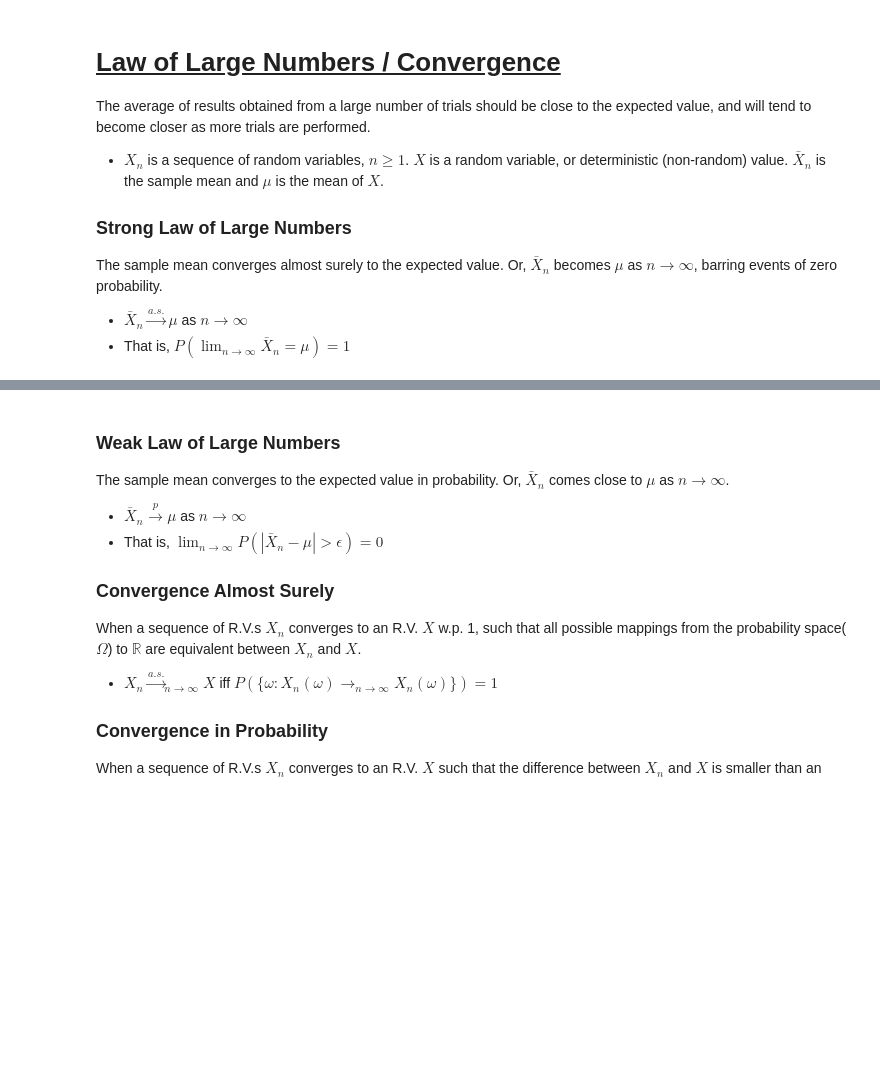
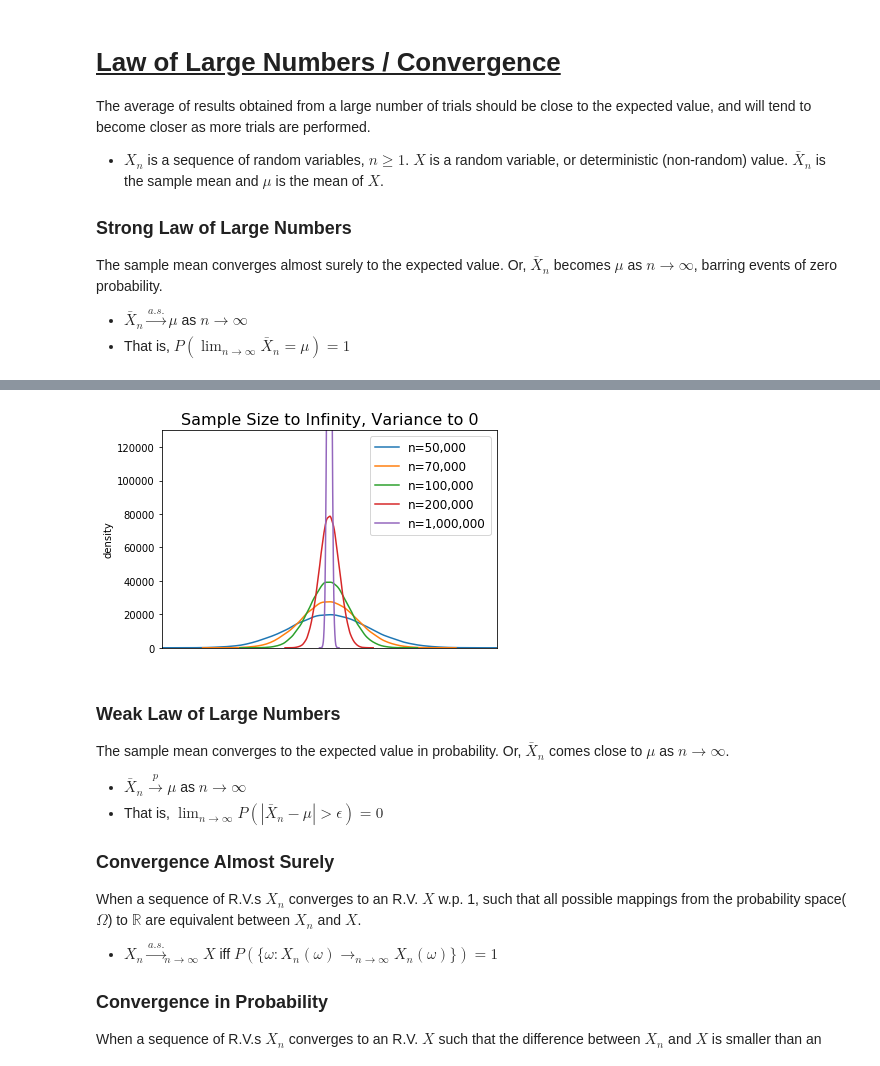
Before and after one commit to TraceMyers/mitx-stats-notes, a Jupyter notebook: Unit 1 Notes.ipynb, the cells around one changed output, grey strips where cells are left out. Cells and saved outputs as stored; diff of their text form; code cells hidden in the pictures; blank space fills up the shorter version.

```diff
--- a/Unit 1 Notes.ipynb
+++ b/Unit 1 Notes.ipynb
@@ -90,3 +161,27 @@ The sample mean converges almost surely to the expected value. Or, $\bar{X}_n$ b
+# %%
+# Shows shrinking variance with realized samples, could have also used RV simulation as before
+X = np.random.normal(0, 1, 1000000)
+sample_sizes = [50000, 70000, 100000, 200000, 1000000]
+
+plt.title('Sample Size to Infinity, Variance to 0', fontsize=16)
+plt.ylabel('density')
+for n in sample_sizes:
+    sample = X[:n]
+    sns.kdeplot(sample / n, label=f'n={n:,}')
+plt.ylim(0, 130000)
+plt.xlim(-.000085, 0.000085)
+plt.tick_params(
+    which='both',
+    bottom=False,
+    top=False,
+    labelbottom=False
+)
+plt.yticks()
+plt.legend(fontsize=12)
+
+plt.show()
+# %% [output]
+[figure, added]
 # %% [markdown]
 ### Weak Law of Large Numbers
 
```
Also changed, not shown: parts of 10 cells of this notebook.
